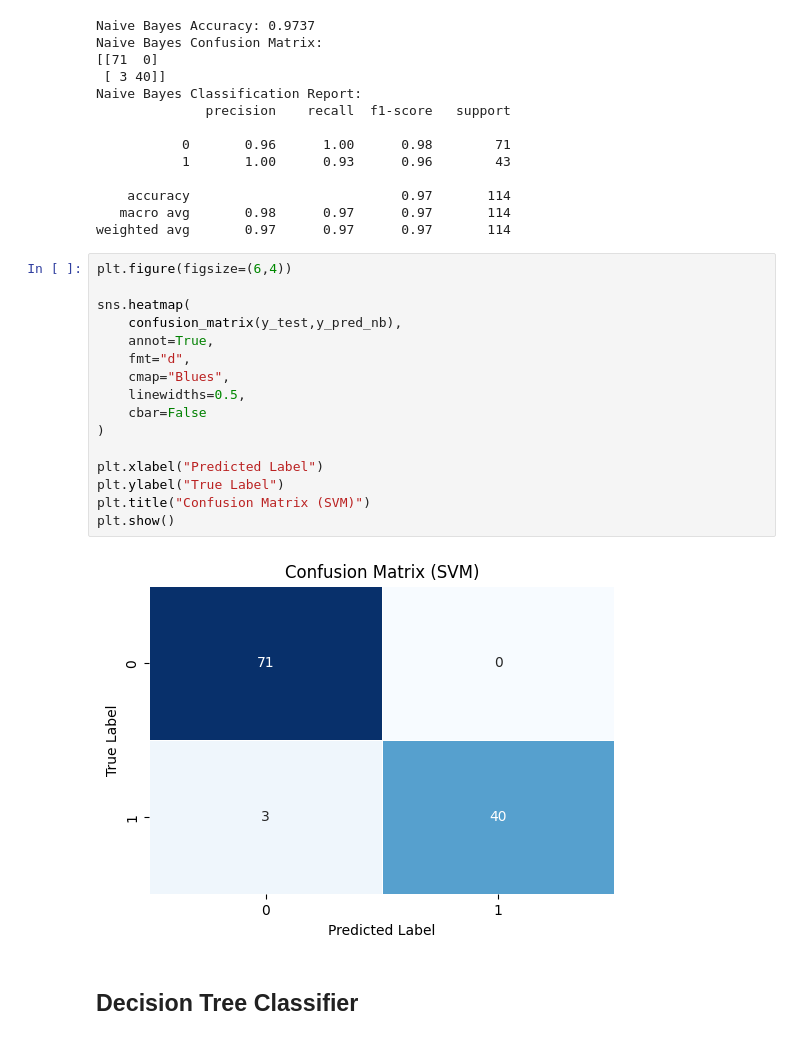
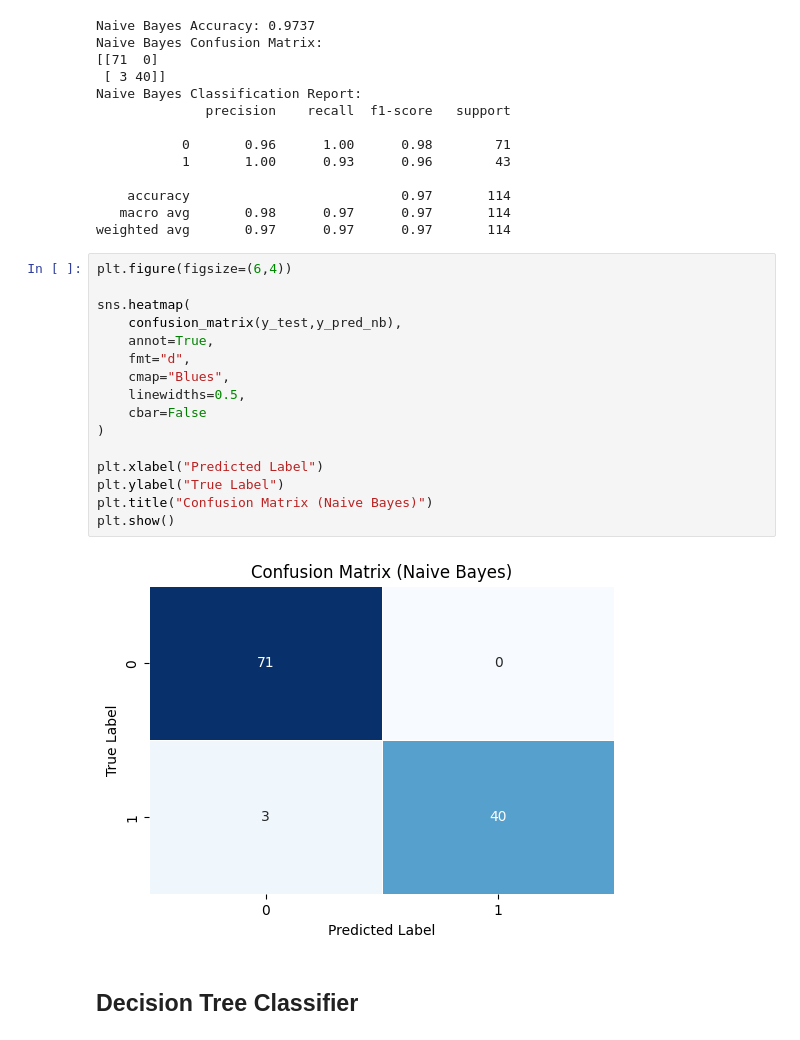
Before and after one commit to haricharnbytes/breast_cancer, a Jupyter notebook: breast_cancer.ipynb, the cells around one changed output. Cells and saved outputs as stored; diff of their text form.

```diff
--- a/breast_cancer.ipynb
+++ b/breast_cancer.ipynb
@@ -456,21 +456,21 @@ weighted avg       0.97      0.97      0.97       114
 # %%
 plt.figure(figsize=(6,4))
 
 sns.heatmap(
     confusion_matrix(y_test,y_pred_nb),
     annot=True,
     fmt="d",
     cmap="Blues",
     linewidths=0.5,
     cbar=False
 )
 
 plt.xlabel("Predicted Label")
 plt.ylabel("True Label")
-plt.title("Confusion Matrix (SVM)")
+plt.title("Confusion Matrix (Naive Bayes)")
 plt.show()
 # %% [output]
-[figure, old version]
+[figure, new version]
 # %% [markdown]
 ## Decision Tree Classifier
 # %%
```
Also changed, not shown: parts of 6 cells of this notebook.
